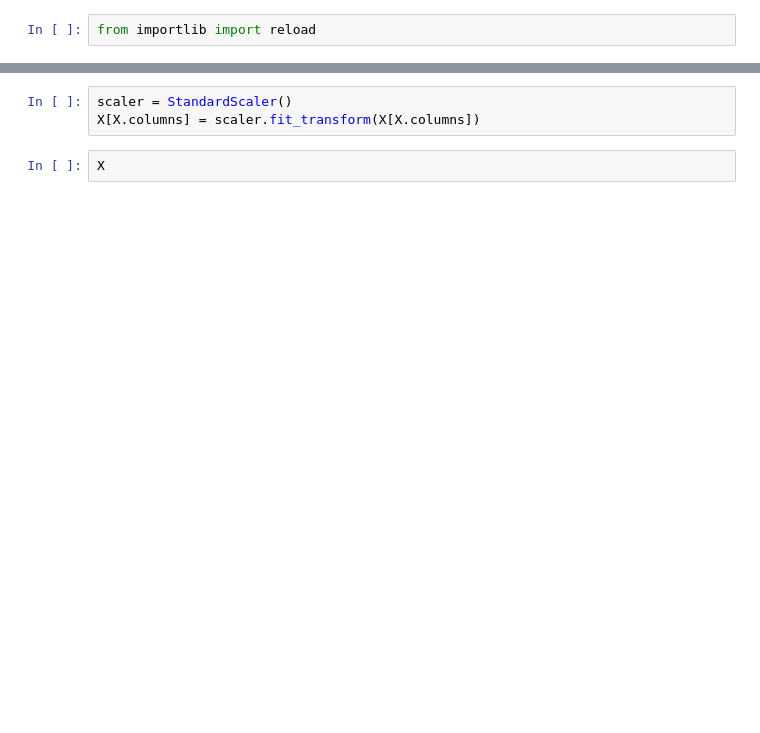
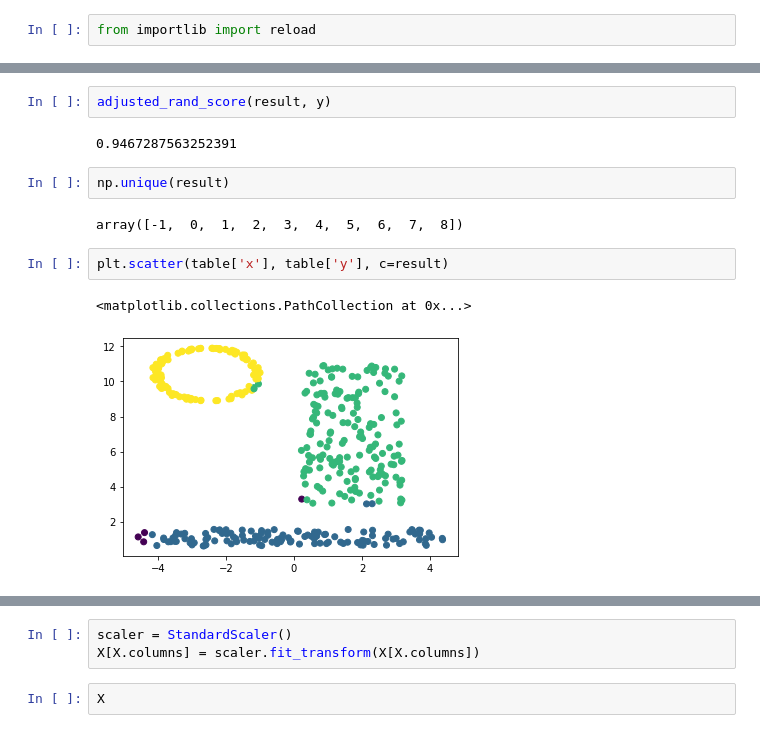
Before and after one commit to JakubSzczepanowski/NBC, a Jupyter notebook: main.ipynb, the cells around one changed output, grey strips where cells are left out. Saved outputs shown, nothing was run; the diff lists cells and outputs as text; blank space fills up the shorter version.

```diff
--- a/main.ipynb
+++ b/main.ipynb
@@ -30,0 +79,13 @@ X = table.drop(['Class'], axis=1)
+# %%
+adjusted_rand_score(result, y)
+# %% [output]
+0.9467287563252391
+# %%
+np.unique(result)
+# %% [output]
+array([-1,  0,  1,  2,  3,  4,  5,  6,  7,  8])
+# %%
+plt.scatter(table['x'], table['y'], c=result)
+# %% [output]
+<matplotlib.collections.PathCollection at 0x...>
+[figure, added]
```
Also changed, not shown: parts of 13 cells of this notebook, 3 other files.
